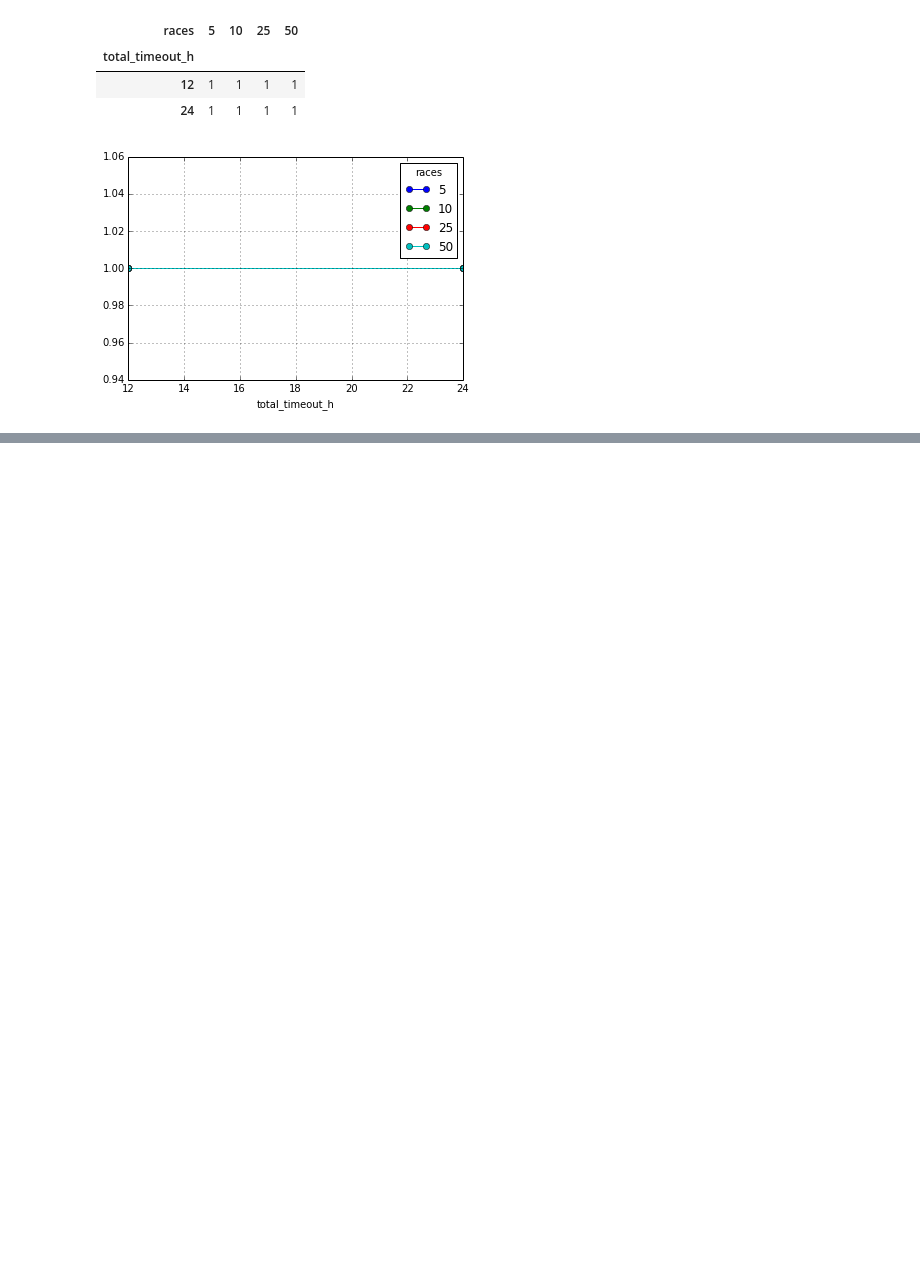
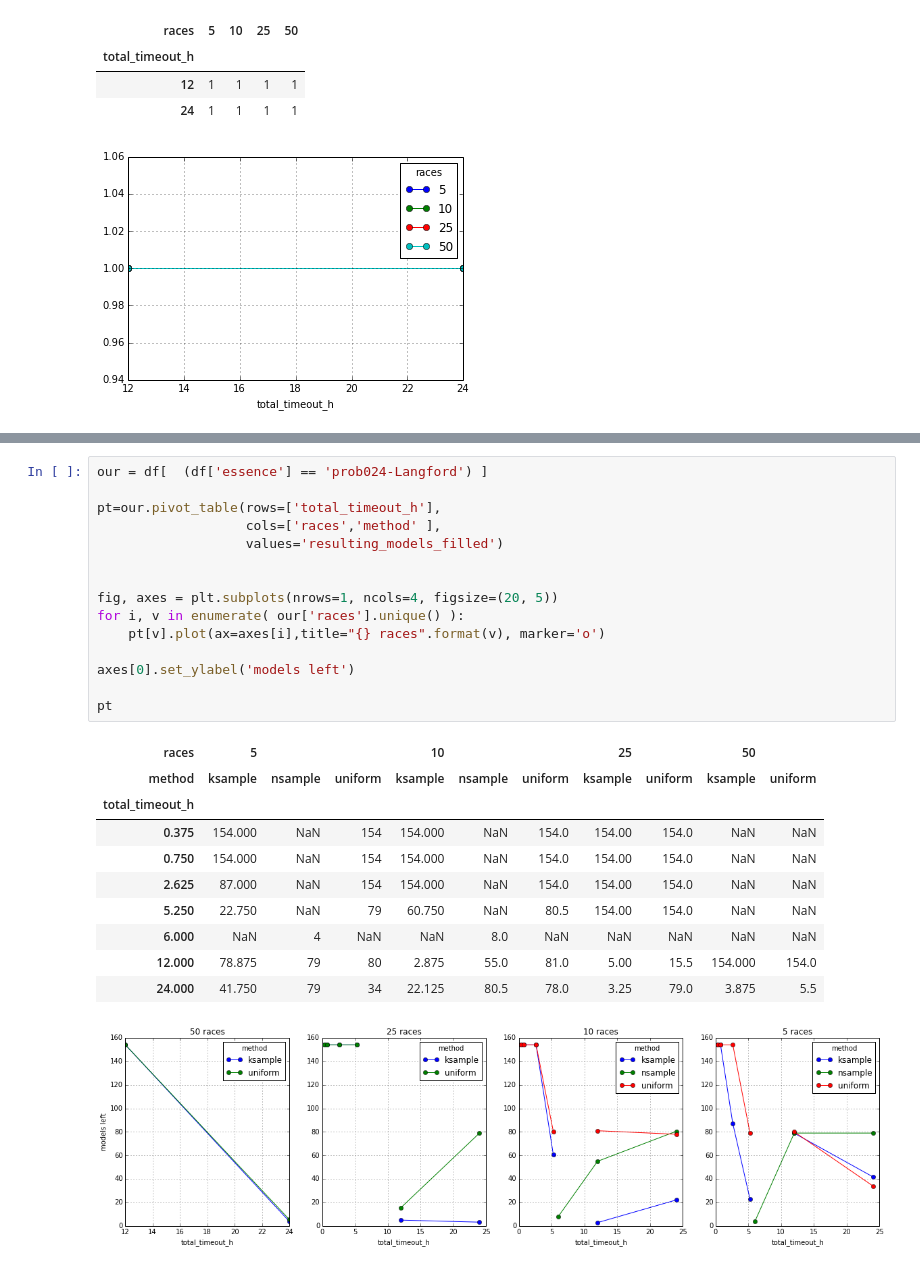
Before and after one commit to Bilalh/Gen, a Jupyter notebook: scripts/parse_results/pivot.ipynb, the cells around one changed output, grey strips where cells are left out. Drawn from its saved outputs; the diff is of its cells as text; blank space fills up the shorter version.

```diff
--- a/scripts/parse_results/pivot.ipynb
+++ b/scripts/parse_results/pivot.ipynb
@@ -430,0 +472,27 @@ df[  (df['essence'] == 'prob028-Bibd')]
+# %%
+our = df[  (df['essence'] == 'prob024-Langford') ]
+
+pt=our.pivot_table(rows=['total_timeout_h'],
+                   cols=['races','method' ],
+                   values='resulting_models_filled')
+
+
+fig, axes = plt.subplots(nrows=1, ncols=4, figsize=(20, 5))
+for i, v in enumerate( our['races'].unique() ):
+    pt[v].plot(ax=axes[i],title="{} races".format(v), marker='o')
+
+axes[0].set_ylabel('models left')
+
+pt
+# %% [output]
+| races | 5 |  |  | 10 |  |  | 25 |  | 50 |  |
+| method | ksample | nsample | uniform | ksample | nsample | uniform | ksample | uniform | ksample | uniform |
+| total_timeout_h |  |  |  |  |  |  |  |  |  |  |
+| 0.375 | 154.000 | NaN | 154 | 154.000 | NaN | 154.0 | 154.00 | 154.0 | NaN | NaN |
+| 0.750 | 154.000 | NaN | 154 | 154.000 | NaN | 154.0 | 154.00 | 154.0 | NaN | NaN |
+| 2.625 | 87.000 | NaN | 154 | 154.000 | NaN | 154.0 | 154.00 | 154.0 | NaN | NaN |
+| 5.250 | 22.750 | NaN | 79 | 60.750 | NaN | 80.5 | 154.00 | 154.0 | NaN | NaN |
+| 6.000 | NaN | 4 | NaN | NaN | 8.0 | NaN | NaN | NaN | NaN | NaN |
+| 12.000 | 78.875 | 79 | 80 | 2.875 | 55.0 | 81.0 | 5.00 | 15.5 | 154.000 | 154.0 |
+| 24.000 | 41.750 | 79 | 34 | 22.125 | 80.5 | 78.0 | 3.25 | 79.0 | 3.875 | 5.5 |
+[figure, added]
```
Also changed, not shown: parts of 14 cells of this notebook.
